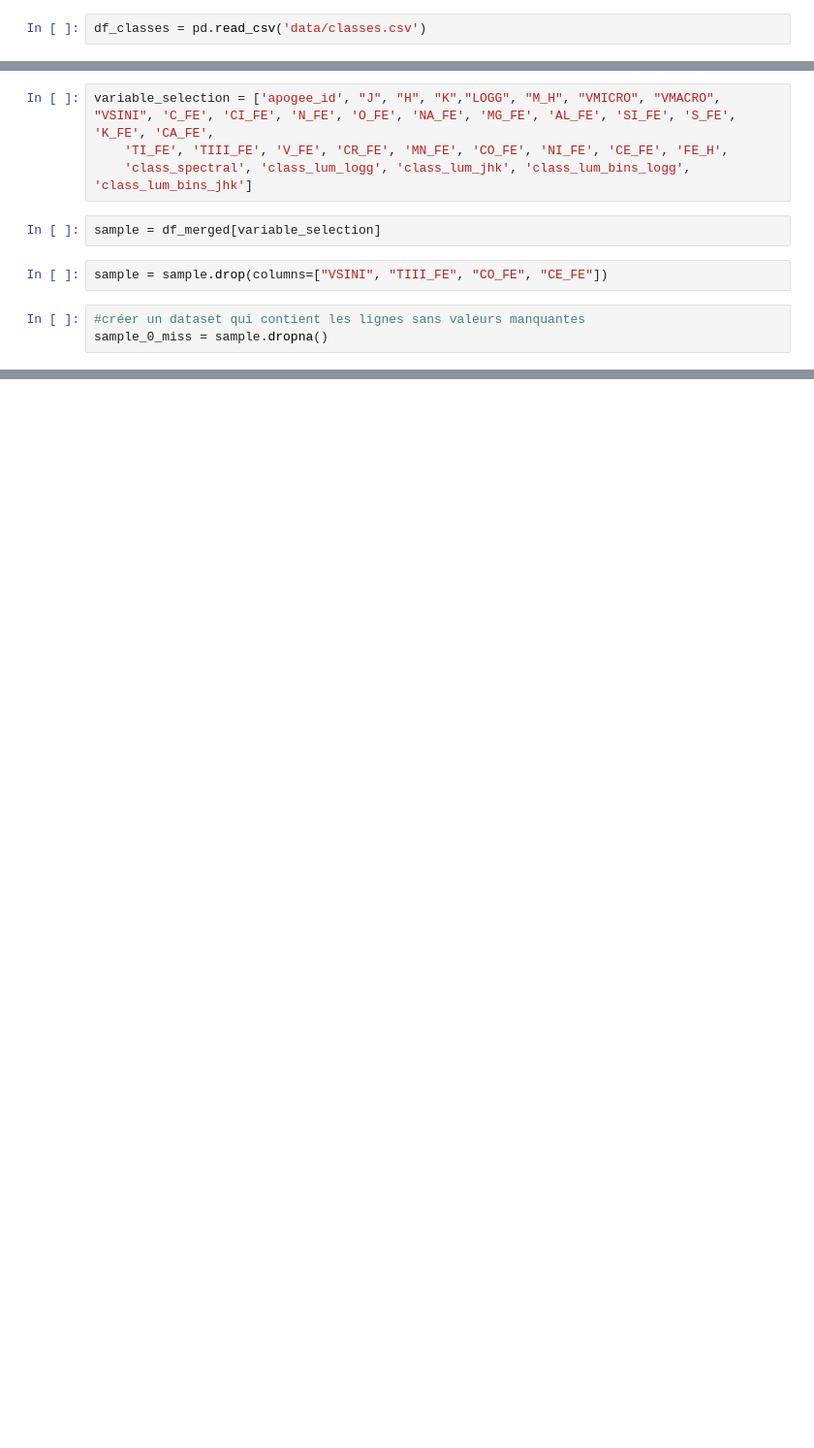
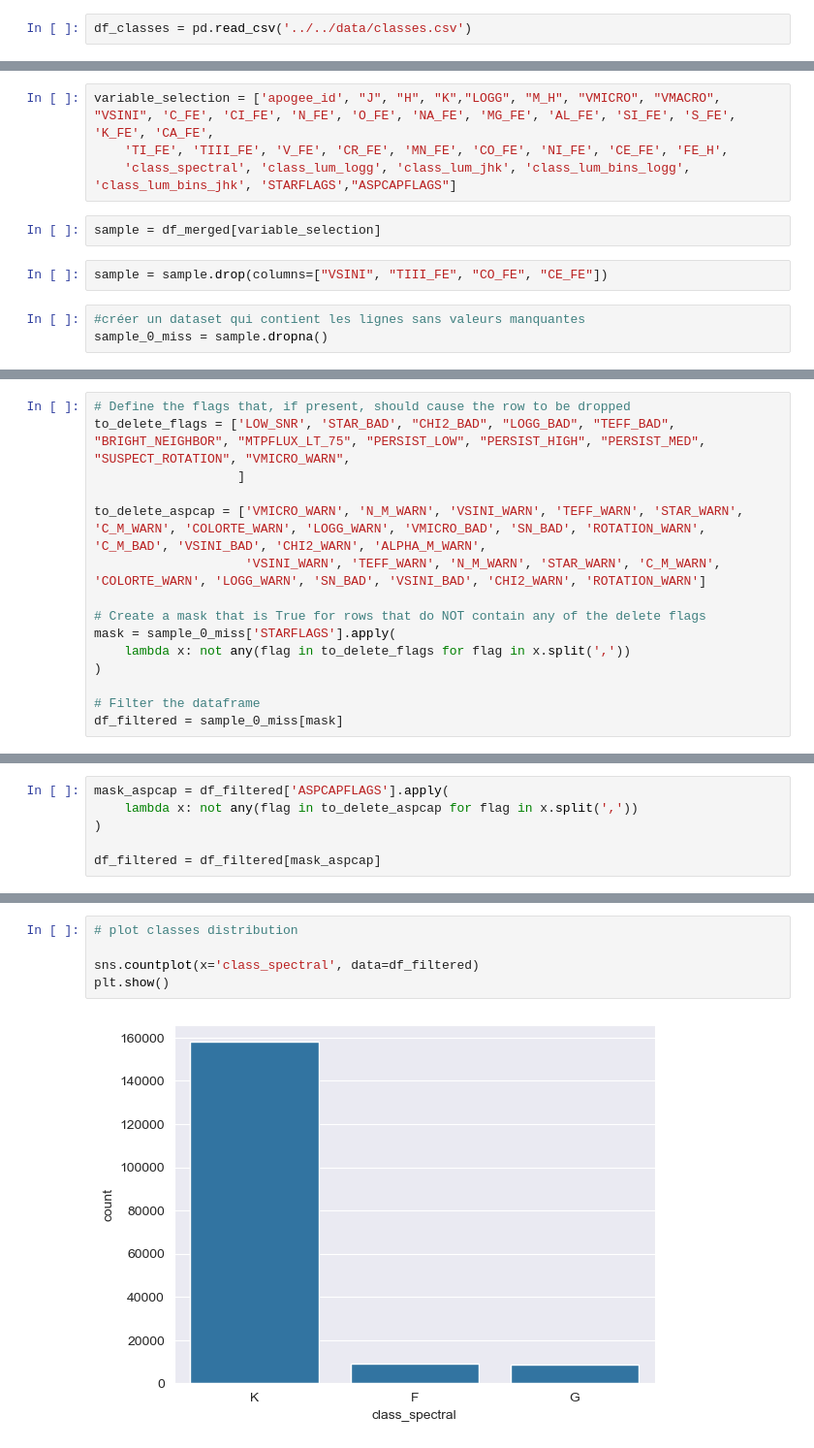
Before and after one commit to astrodeepnet/students-project-2024, a Jupyter notebook: notebooks/s2/Resample.ipynb, the cells around one changed output, grey strips where cells are left out. Shown at 97% size. Saved outputs shown, nothing was run; the diff lists cells and outputs as text; blank space fills up the shorter version.

```diff
--- a/notebooks/s2/Resample.ipynb
+++ b/notebooks/s2/Resample.ipynb
@@ -18,11 +25,11 @@ df = df.drop_duplicates(subset='APOGEE_ID')
 # %%
-df_classes = pd.read_csv('data/classes.csv')
+df_classes = pd.read_csv('../../data/classes.csv')
 # %%
 df_merged = pd.merge(df_classes, df, left_on='apogee_id', right_on='APOGEE_ID', how='inner')
 # %%
 variable_selection = ['apogee_id', "J", "H", "K","LOGG", "M_H", "VMICRO", "VMACRO", "VSINI", 'C_FE', 'CI_FE', 'N_FE', 'O_FE', 'NA_FE', 'MG_FE', 'AL_FE', 'SI_FE', 'S_FE', 'K_FE', 'CA_FE',
     'TI_FE', 'TIII_FE', 'V_FE', 'CR_FE', 'MN_FE', 'CO_FE', 'NI_FE', 'CE_FE', 'FE_H',
-    'class_spectral', 'class_lum_logg', 'class_lum_jhk', 'class_lum_bins_logg', 'class_lum_bins_jhk']
+    'class_spectral', 'class_lum_logg', 'class_lum_jhk', 'class_lum_bins_logg', 'class_lum_bins_jhk', 'STARFLAGS',"ASPCAPFLAGS"]
 # %%
 sample = df_merged[variable_selection]
 # %%
@@ -32,0 +66,15 @@ sample_0_miss = sample.dropna()
+# %%
+# Define the flags that, if present, should cause the row to be dropped
+to_delete_flags = ['LOW_SNR', 'STAR_BAD', "CHI2_BAD", "LOGG_BAD", "TEFF_BAD", "BRIGHT_NEIGHBOR", "MTPFLUX_LT_75", "PERSIST_LOW", "PERSIST_HIGH", "PERSIST_MED", "SUSPECT_ROTATION", "VMICRO_WARN",
+                   ]
+
+to_delete_aspcap = ['VMICRO_WARN', 'N_M_WARN', 'VSINI_WARN', 'TEFF_WARN', 'STAR_WARN', 'C_M_WARN', 'COLORTE_WARN', 'LOGG_WARN', 'VMICRO_BAD', 'SN_BAD', 'ROTATION_WARN', 'C_M_BAD', 'VSINI_BAD', 'CHI2_WARN', 'ALPHA_M_WARN',
+                    'VSINI_WARN', 'TEFF_WARN', 'N_M_WARN', 'STAR_WARN', 'C_M_WARN', 'COLORTE_WARN', 'LOGG_WARN', 'SN_BAD', 'VSINI_BAD', 'CHI2_WARN', 'ROTATION_WARN']
+
+# Create a mask that is True for rows that do NOT contain any of the delete flags
+mask = sample_0_miss['STARFLAGS'].apply(
+    lambda x: not any(flag in to_delete_flags for flag in x.split(','))
+)
+
+# Filter the dataframe
+df_filtered = sample_0_miss[mask]
@@ -32,0 +114,6 @@ sample_0_miss = sample.dropna()
+# %%
+mask_aspcap = df_filtered['ASPCAPFLAGS'].apply(
+    lambda x: not any(flag in to_delete_aspcap for flag in x.split(','))
+)
+
+df_filtered = df_filtered[mask_aspcap]
@@ -35,0 +167,7 @@ sample_0_miss.to_csv('data/resample_normalized.csv', index=False)
+# %%
+# plot classes distribution
+
+sns.countplot(x='class_spectral', data=df_filtered)
+plt.show()
+# %% [output]
+[figure, added]
```
Also changed, not shown: parts of 11 cells of this notebook, 7 other files.
